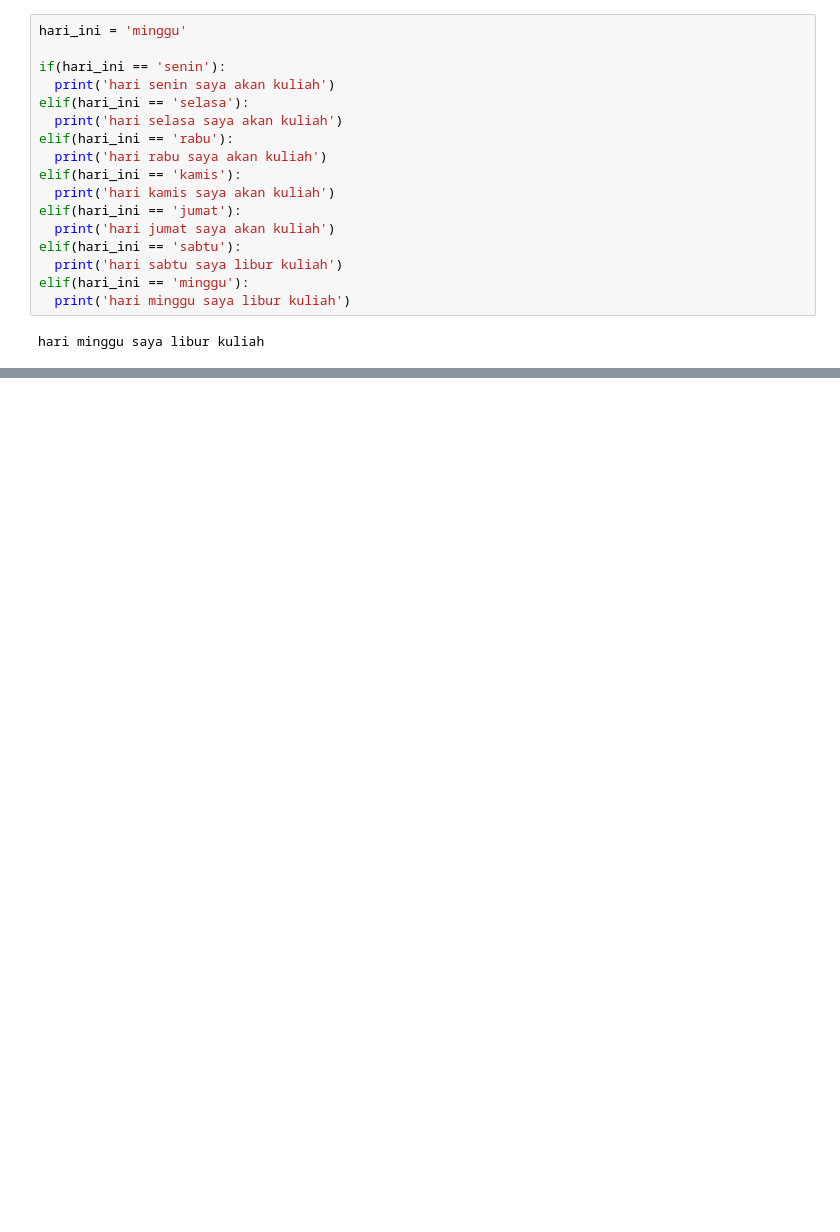
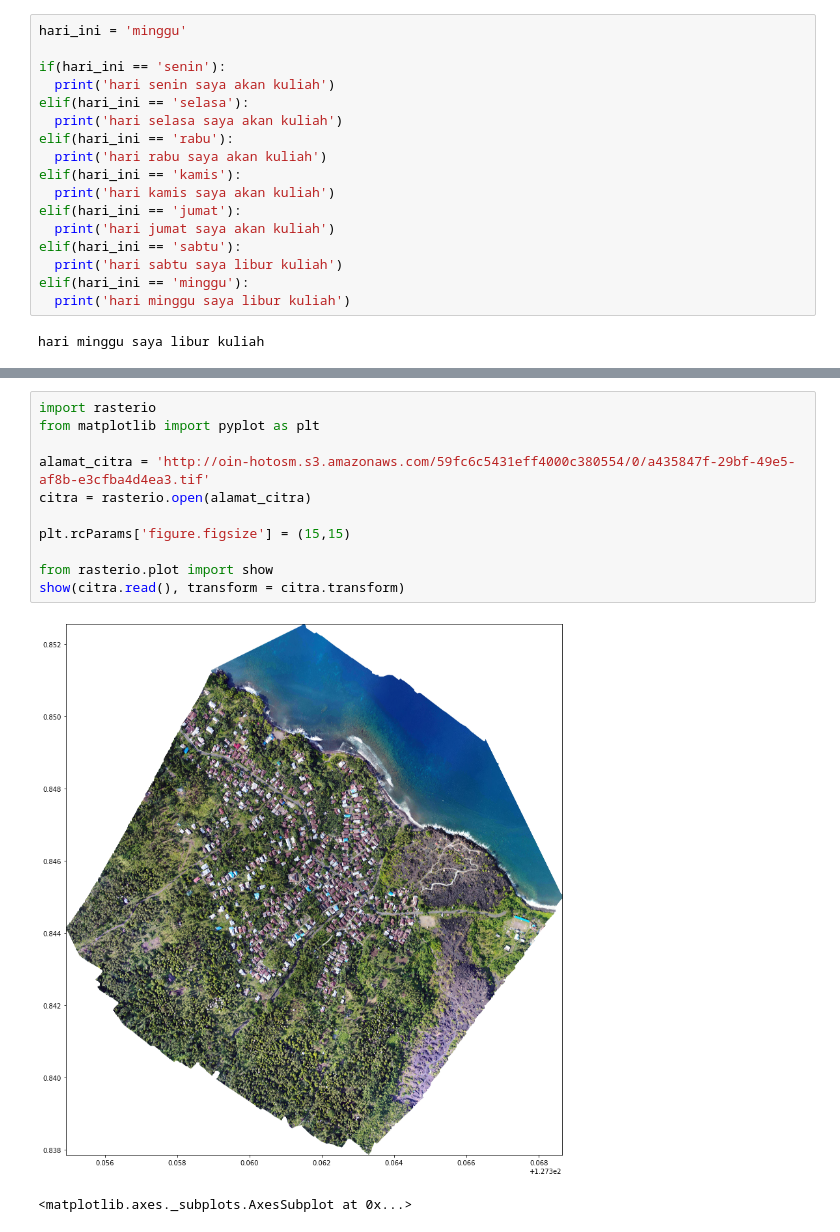
Before and after one commit to banggamaul/KCBV, a Jupyter notebook: KCBV1_2.ipynb, the cells around one changed output, grey strips where cells are left out. Drawn from its saved outputs; the diff is of its cells as text; blank space fills up the shorter version.

```diff
--- a/KCBV1_2.ipynb
+++ b/KCBV1_2.ipynb
@@ -37,0 +172,14 @@ hari minggu saya libur kuliah
+# %%
+import rasterio
+from matplotlib import pyplot as plt
+
+alamat_citra = 'http://oin-hotosm.s3.amazonaws.com/59fc6c5431eff4000c380554/0/a435847f-29bf-49e5-af8b-e3cfba4d4ea3.tif'
+citra = rasterio.open(alamat_citra)
+
+plt.rcParams['figure.figsize'] = (15,15)
+
+from rasterio.plot import show
+show(citra.read(), transform = citra.transform)
+# %% [output]
+[figure, added]
+<matplotlib.axes._subplots.AxesSubplot at 0x...>
```
Also changed, not shown: parts of 14 cells of this notebook.
